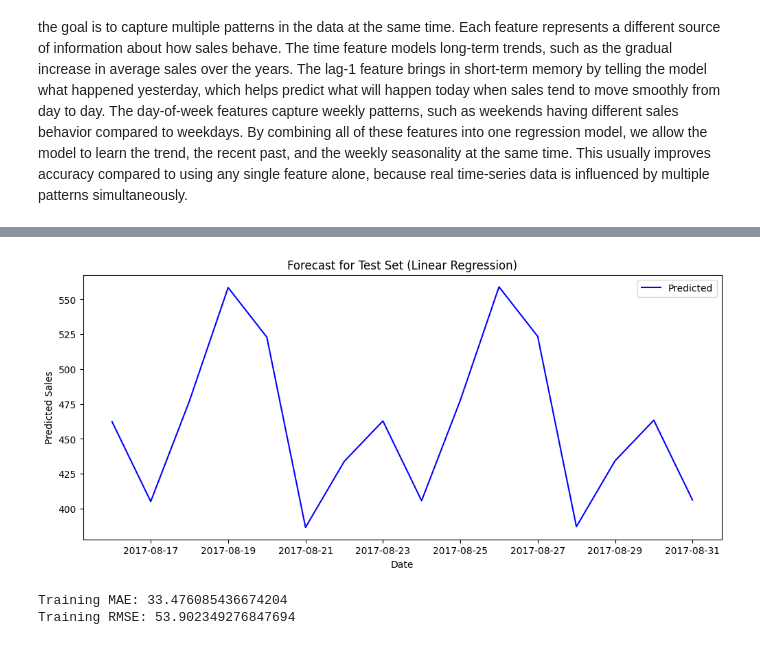
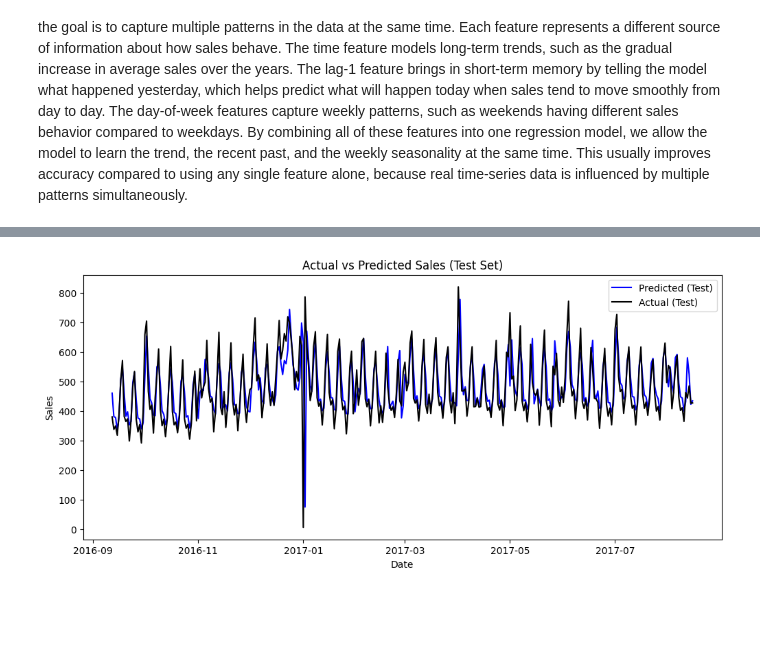
Before and after one commit to pstat197/vignette-linearregression-ts, a Jupyter notebook: vignette.ipynb, the cells around one changed output, grey strips where cells are left out. Cells and saved outputs as stored; diff of their text form; code cells hidden in the pictures; blank space fills up the shorter version.

```diff
--- a/vignette.ipynb
+++ b/vignette.ipynb
@@ -208,0 +90,6 @@ test_pred = model.predict(df_test)
+# %%
+X_train = train_df.drop(columns=['sales'])
+y_train = train_df['sales']
+
+X_test = test_df.drop(columns=['sales'])
+y_test = test_df['sales']
@@ -208,0 +103,21 @@ test_pred = model.predict(df_test)
+# %%
+# Training predictions
+from sklearn.metrics import mean_absolute_error, mean_squared_error
+
+
+train_pred = pd.Series(model.predict(X_train), index=X_train.index)
+
+# Test predictions
+test_pred = pd.Series(model.predict(X_test), index=X_test.index)
+
+# Metrics
+mae_train = mean_absolute_error(y_train, train_pred)
+rmse_train = np.sqrt(mean_squared_error(y_train, train_pred))
+
+mae_test = mean_absolute_error(y_test, test_pred)
+rmse_test = np.sqrt(mean_squared_error(y_test, test_pred))
+
+print("Training MAE:", mae_train)
+print("Training RMSE:", rmse_train)
+print("Test MAE:", mae_test)
+print("Test RMSE:", rmse_test)
@@ -209,31 +142,11 @@ test_pred = model.predict(df_test)
 # %%
-
-test_pred = pd.Series(test_pred, index=df_test.index, name='predicted_sales')
-
-import matplotlib.pyplot as plt
-
 plt.figure(figsize=(12,5))
-plt.plot(test_pred.index.to_timestamp(), test_pred, label='Predicted', color='blue')
-plt.title("Forecast for Test Set (Linear Regression)")
+plt.plot(test_pred.index.to_timestamp(), test_pred, label='Predicted (Test)', color='blue')
+plt.plot(y_test.index.to_timestamp(), y_test, label='Actual (Test)', color='black')
+plt.title("Actual vs Predicted Sales (Test Set)")
 plt.xlabel("Date")
-plt.ylabel("Predicted Sales")
+plt.ylabel("Sales")
 plt.legend()
 plt.show()
 # %% [output]
-[figure, old version]
+[figure, new version]
-# %%
-from sklearn.metrics import mean_absolute_error, mean_squared_error
-import numpy as np
-import pandas as pd
-
-# In-sample predictions on the training period
-y_train_pred = pd.Series(model.predict(X_train), index=X_train.index, name='fitted_sales')
-
-mae_train = mean_absolute_error(y_train, y_train_pred)
-rmse_train = np.sqrt(mean_squared_error(y_train, y_train_pred))
-
-print("Training MAE:", mae_train)
-print("Training RMSE:", rmse_train)
-# %% [output]
-Training MAE: 33.476085436674204
-Training RMSE: 53.902349276847694
```
Also changed, not shown: parts of 25 cells of this notebook.
